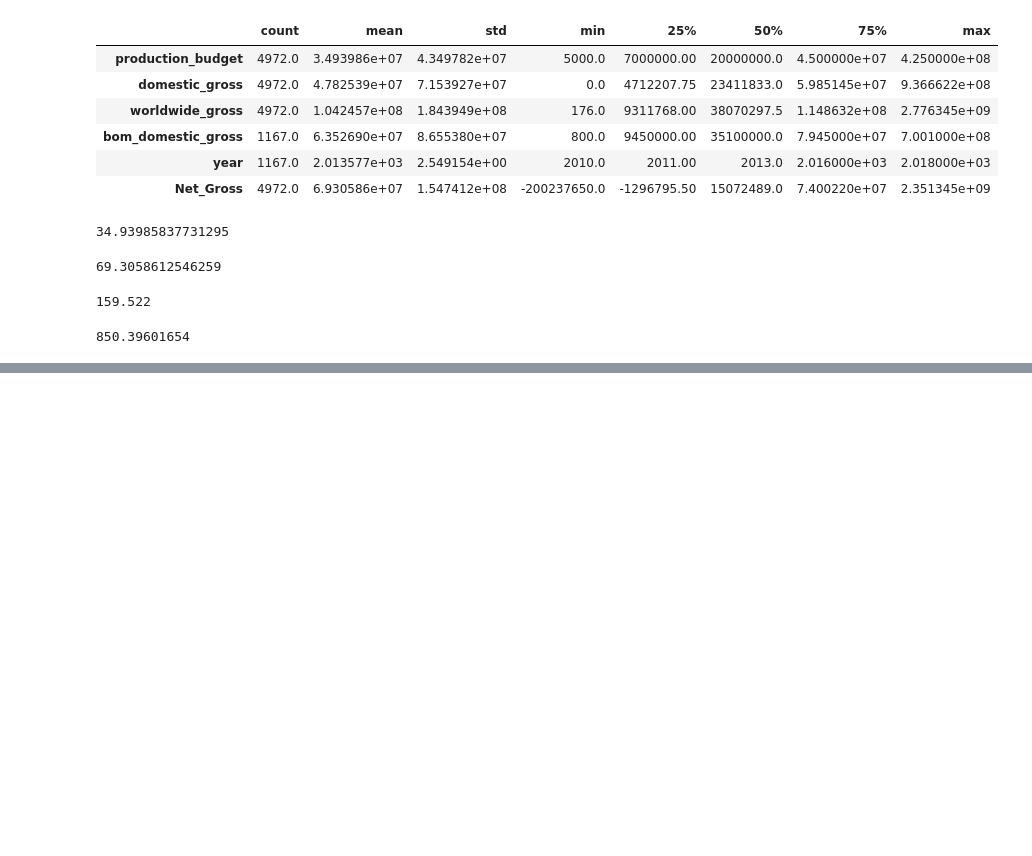
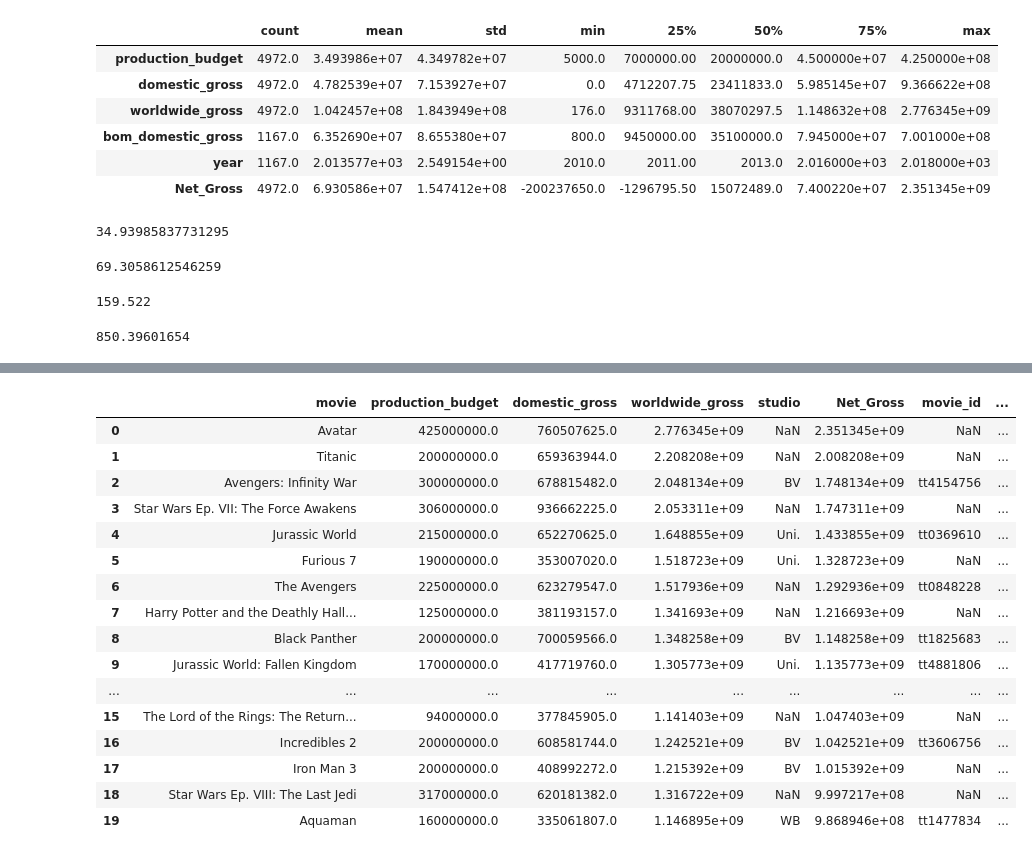
Before and after one commit to ldwilker10/dsc-phase-1-project-v2-4, a Jupyter notebook: Rough_Draft_Phase1_Project .ipynb, the cells around one changed output, grey strips where cells are left out. Saved outputs shown, nothing was run; the diff lists cells and outputs as text; code cells hidden in the pictures; blank space fills up the shorter version.

```diff
--- a/Rough_Draft_Phase1_Project .ipynb
+++ b/Rough_Draft_Phase1_Project .ipynb
@@ -368,0 +565,2 @@ When it comes average production budget vs average net gross, the average produc
+# %%
+q2_dropped= q2_imdb_movies.dropna()
@@ -368,0 +584,4 @@ When it comes average production budget vs average net gross, the average produc
+# %%
+q2_movies= q2_dropped.rename(columns= {"title": "movie"})
+# %%
+top_movies_all = pd.merge(top_gross_movies, q2_movies, how = "left", on= ["movie"])
@@ -368,0 +622,22 @@ When it comes average production budget vs average net gross, the average produc
+# %%
+top_movies_all= top_movies_all.drop(['bom_domestic_gross','foreign_gross', 'year'], axis = 1)
+# %%
+top_movies_all.head(20)
+# %% [output]
+|  | movie | production_budget | domestic_gross | worldwide_gross | studio | Net_Gross | movie_id | ... |
+| 0 | Avatar | 425000000.0 | 760507625.0 | 2.776345e+09 | NaN | 2.351345e+09 | NaN | ... |
+| 1 | Titanic | 200000000.0 | 659363944.0 | 2.208208e+09 | NaN | 2.008208e+09 | NaN | ... |
+| 2 | Avengers: Infinity War | 300000000.0 | 678815482.0 | 2.048134e+09 | BV | 1.748134e+09 | tt4154756 | ... |
+| 3 | Star Wars Ep. VII: The Force Awakens | 306000000.0 | 936662225.0 | 2.053311e+09 | NaN | 1.747311e+09 | NaN | ... |
+| 4 | Jurassic World | 215000000.0 | 652270625.0 | 1.648855e+09 | Uni. | 1.433855e+09 | tt0369610 | ... |
+| 5 | Furious 7 | 190000000.0 | 353007020.0 | 1.518723e+09 | Uni. | 1.328723e+09 | NaN | ... |
+| 6 | The Avengers | 225000000.0 | 623279547.0 | 1.517936e+09 | NaN | 1.292936e+09 | tt0848228 | ... |
+| 7 | Harry Potter and the Deathly Hall... | 125000000.0 | 381193157.0 | 1.341693e+09 | NaN | 1.216693e+09 | NaN | ... |
+| 8 | Black Panther | 200000000.0 | 700059566.0 | 1.348258e+09 | BV | 1.148258e+09 | tt1825683 | ... |
+| 9 | Jurassic World: Fallen Kingdom | 170000000.0 | 417719760.0 | 1.305773e+09 | Uni. | 1.135773e+09 | tt4881806 | ... |
+| ... | ... | ... | ... | ... | ... | ... | ... | ... |
+| 15 | The Lord of the Rings: The Return... | 94000000.0 | 377845905.0 | 1.141403e+09 | NaN | 1.047403e+09 | NaN | ... |
+| 16 | Incredibles 2 | 200000000.0 | 608581744.0 | 1.242521e+09 | BV | 1.042521e+09 | tt3606756 | ... |
+| 17 | Iron Man 3 | 200000000.0 | 408992272.0 | 1.215392e+09 | BV | 1.015392e+09 | NaN | ... |
+| 18 | Star Wars Ep. VIII: The Last Jedi | 317000000.0 | 620181382.0 | 1.316722e+09 | NaN | 9.997217e+08 | NaN | ... |
+| 19 | Aquaman | 160000000.0 | 335061807.0 | 1.146895e+09 | WB | 9.868946e+08 | tt1477834 | ... |
```
Also changed, not shown: parts of 15 cells of this notebook, 1 other file.
